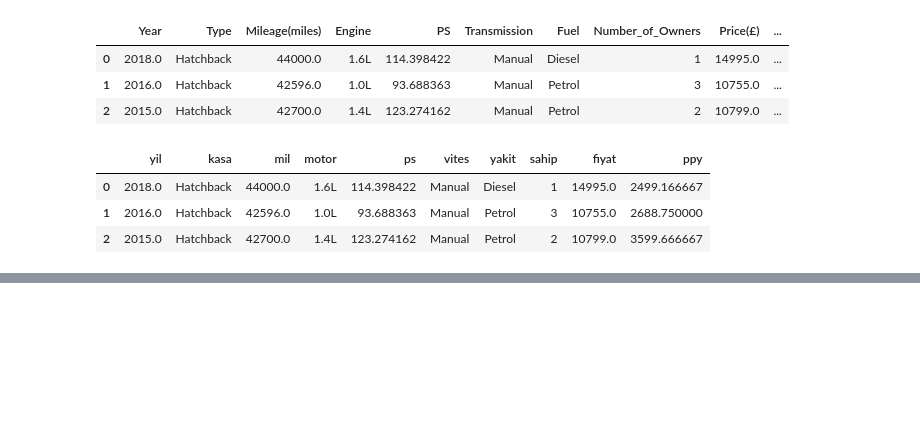
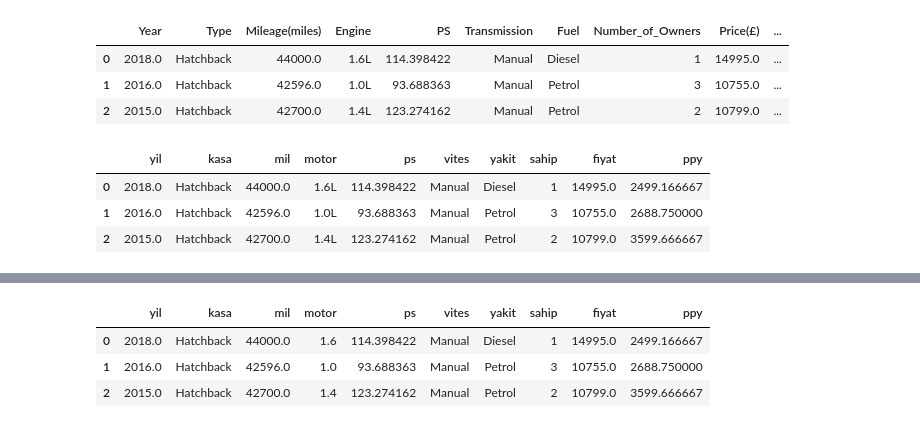
Before and after one commit to beyzadurdu6619/ML, a Jupyter notebook: Preprocessing.ipynb, the cells around one changed output, grey strips where cells are left out. Saved outputs shown, nothing was run; the diff lists cells and outputs as text; code cells hidden in the pictures; blank space fills up the shorter version.

```diff
--- a/Preprocessing.ipynb
+++ b/Preprocessing.ipynb
@@ -55,3 +55,5 @@ df.head(3)
 | 0 | 2018.0 | Hatchback | 44000.0 | 1.6L | 114.398422 | Manual | Diesel | 1 | 14995.0 | 2499.166667 |
 | 1 | 2016.0 | Hatchback | 42596.0 | 1.0L | 93.688363 | Manual | Petrol | 3 | 10755.0 | 2688.750000 |
 | 2 | 2015.0 | Hatchback | 42700.0 | 1.4L | 123.274162 | Manual | Petrol | 2 | 10799.0 | 3599.666667 |
+# %%
+df["motor"]=df["motor"].str.replace("L","")
@@ -57,0 +77,7 @@ df.head(3)
+# %%
+df.head(15)
+# %% [output]
+|  | yil | kasa | mil | motor | ps | vites | yakit | sahip | fiyat | ppy |
+| 0 | 2018.0 | Hatchback | 44000.0 | 1.6 | 114.398422 | Manual | Diesel | 1 | 14995.0 | 2499.166667 |
+| 1 | 2016.0 | Hatchback | 42596.0 | 1.0 | 93.688363 | Manual | Petrol | 3 | 10755.0 | 2688.750000 |
+| 2 | 2015.0 | Hatchback | 42700.0 | 1.4 | 123.274162 | Manual | Petrol | 2 | 10799.0 | 3599.666667 |
```
Also changed, not shown: parts of 1 cell of this notebook.
